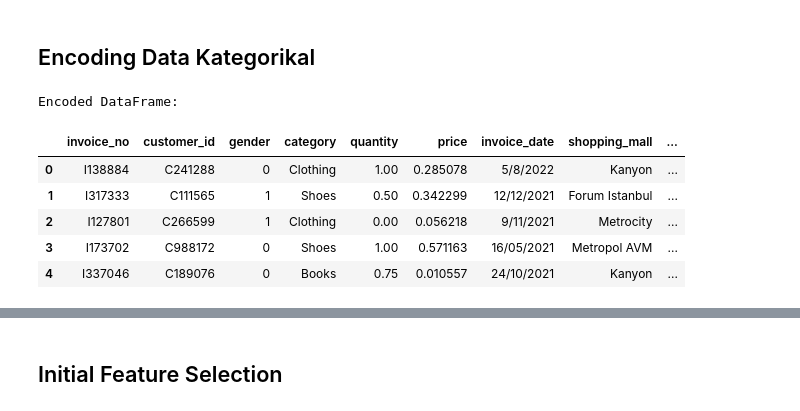
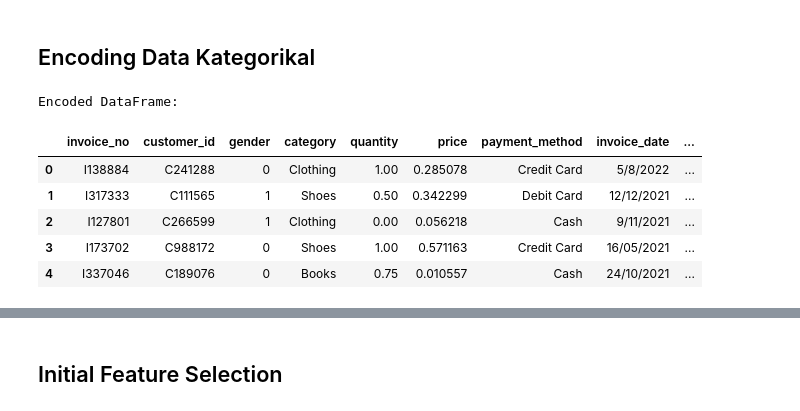
Before and after one commit to arguto1993/istanbul-retail-clustering-classification, a Jupyter notebook: clustering.ipynb, the cells around one changed output, grey strips where cells are left out. Cells and saved outputs as stored; diff of their text form; code cells hidden in the pictures.

```diff
--- a/clustering.ipynb
+++ b/clustering.ipynb
@@ -492,27 +490,25 @@ df_norm[numeric_columns].describe()
 # %%
 # Initialize label encoder
 label_encoder = LabelEncoder()
 
 df_encoded = df_norm.copy()
 
 # Label Encoding for 'gender'
 df_encoded['gender'] = label_encoder.fit_transform(df_encoded['gender'])
 
-# One-Hot Encoding for 'payment_method'
-df_encoded = pd.get_dummies(df_encoded, columns=['payment_method'], drop_first=True)
-
 # Frequency Encoding for 'category' and 'shopping_mall'
 frequency_encoder = OrdinalEncoder()
+df_encoded['payment_method_freq'] = frequency_encoder.fit_transform(df_encoded[['payment_method']])
 df_encoded['category_freq'] = frequency_encoder.fit_transform(df_encoded[['category']])
 df_encoded['shopping_mall_freq'] = frequency_encoder.fit_transform(df_encoded[['shopping_mall']])
 
 print("Encoded DataFrame:")
 df_encoded.head()
 # %% [output]
 Encoded DataFrame:
-|  | invoice_no | customer_id | gender | category | quantity | price | invoice_date | shopping_mall | ... |
-| 0 | I138884 | C241288 | 0 | Clothing | 1.00 | 0.285078 | 5/8/2022 | Kanyon | ... |
-| 1 | I317333 | C111565 | 1 | Shoes | 0.50 | 0.342299 | 12/12/2021 | Forum Istanbul | ... |
-| 2 | I127801 | C266599 | 1 | Clothing | 0.00 | 0.056218 | 9/11/2021 | Metrocity | ... |
-| 3 | I173702 | C988172 | 0 | Shoes | 1.00 | 0.571163 | 16/05/2021 | Metropol AVM | ... |
-| 4 | I337046 | C189076 | 0 | Books | 0.75 | 0.010557 | 24/10/2021 | Kanyon | ... |
+|  | invoice_no | customer_id | gender | category | quantity | price | payment_method | invoice_date | ... |
+| 0 | I138884 | C241288 | 0 | Clothing | 1.00 | 0.285078 | Credit Card | 5/8/2022 | ... |
+| 1 | I317333 | C111565 | 1 | Shoes | 0.50 | 0.342299 | Debit Card | 12/12/2021 | ... |
+| 2 | I127801 | C266599 | 1 | Clothing | 0.00 | 0.056218 | Cash | 9/11/2021 | ... |
+| 3 | I173702 | C988172 | 0 | Shoes | 1.00 | 0.571163 | Credit Card | 16/05/2021 | ... |
+| 4 | I337046 | C189076 | 0 | Books | 0.75 | 0.010557 | Cash | 24/10/2021 | ... |
```
Also changed, not shown: parts of 43 cells of this notebook, 1 other file.
